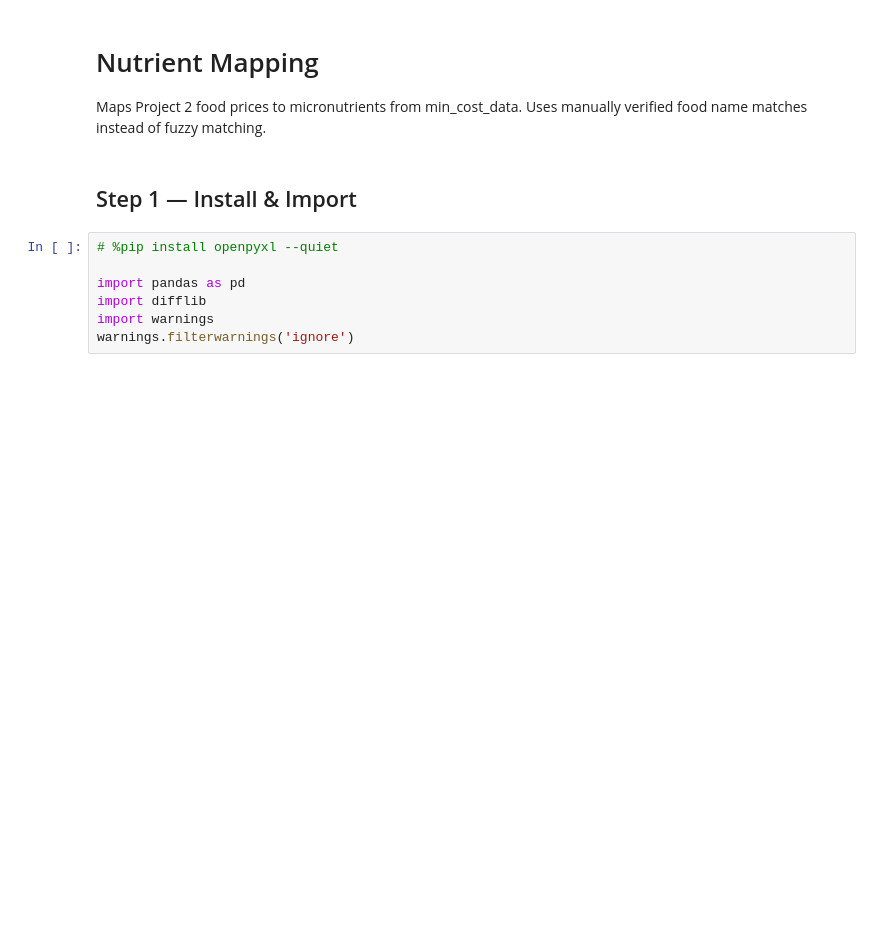
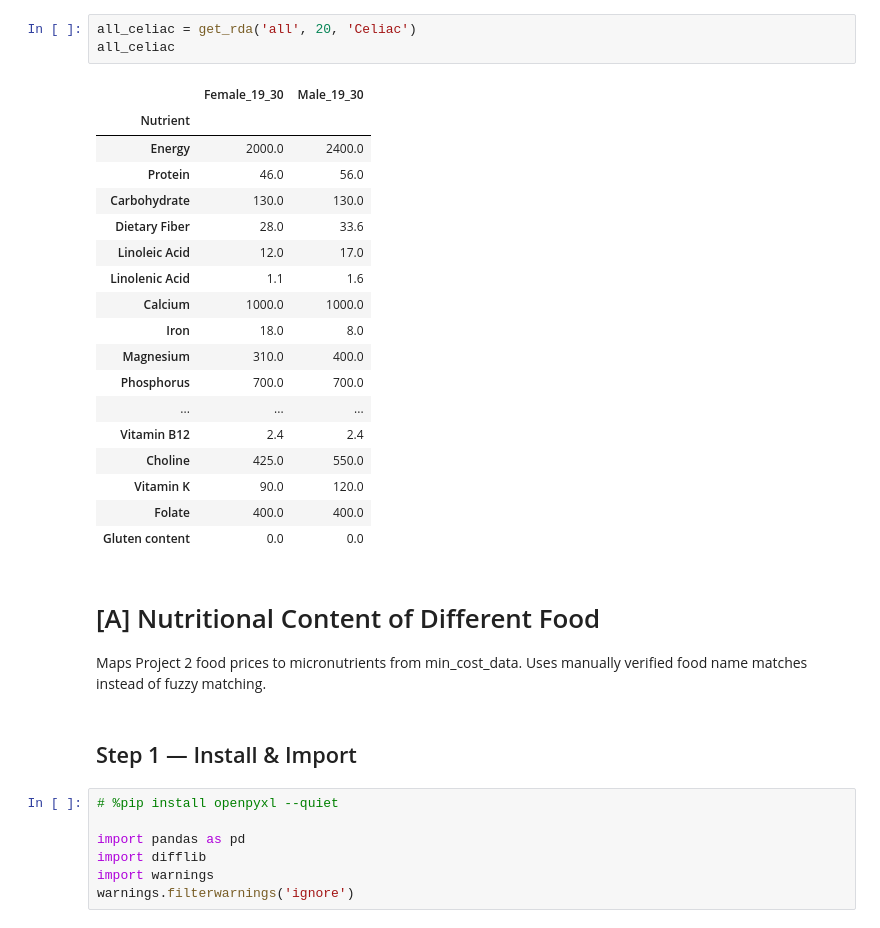
Before and after one commit to melon0420/Justus-von-Liebig, a Jupyter notebook: Code Review.ipynb, the cells around one changed output. Drawn from its saved outputs; the diff is of its cells as text; blank space fills up the shorter version.

```diff
--- a/Code Review.ipynb
+++ b/Code Review.ipynb
@@ -1,5 +96,27 @@
+# %%
+all_celiac = get_rda('all', 20, 'Celiac')
+all_celiac
+# %% [output]
+|  | Female_19_30 | Male_19_30 |
+| Nutrient |  |  |
+| Energy | 2000.0 | 2400.0 |
+| Protein | 46.0 | 56.0 |
+| Carbohydrate | 130.0 | 130.0 |
+| Dietary Fiber | 28.0 | 33.6 |
+| Linoleic Acid | 12.0 | 17.0 |
+| Linolenic Acid | 1.1 | 1.6 |
+| Calcium | 1000.0 | 1000.0 |
+| Iron | 18.0 | 8.0 |
+| Magnesium | 310.0 | 400.0 |
+| Phosphorus | 700.0 | 700.0 |
+| ... | ... | ... |
+| Vitamin B12 | 2.4 | 2.4 |
+| Choline | 425.0 | 550.0 |
+| Vitamin K | 90.0 | 120.0 |
+| Folate | 400.0 | 400.0 |
+| Gluten content | 0.0 | 0.0 |
 # %% [markdown]
-# Nutrient Mapping
+# [A] Nutritional Content of Different Food
 
 Maps Project 2 food prices to micronutrients from min_cost_data.
 Uses manually verified food name matches instead of fuzzy matching.
```
Also changed, not shown: parts of 25 cells of this notebook, 2 other files.
